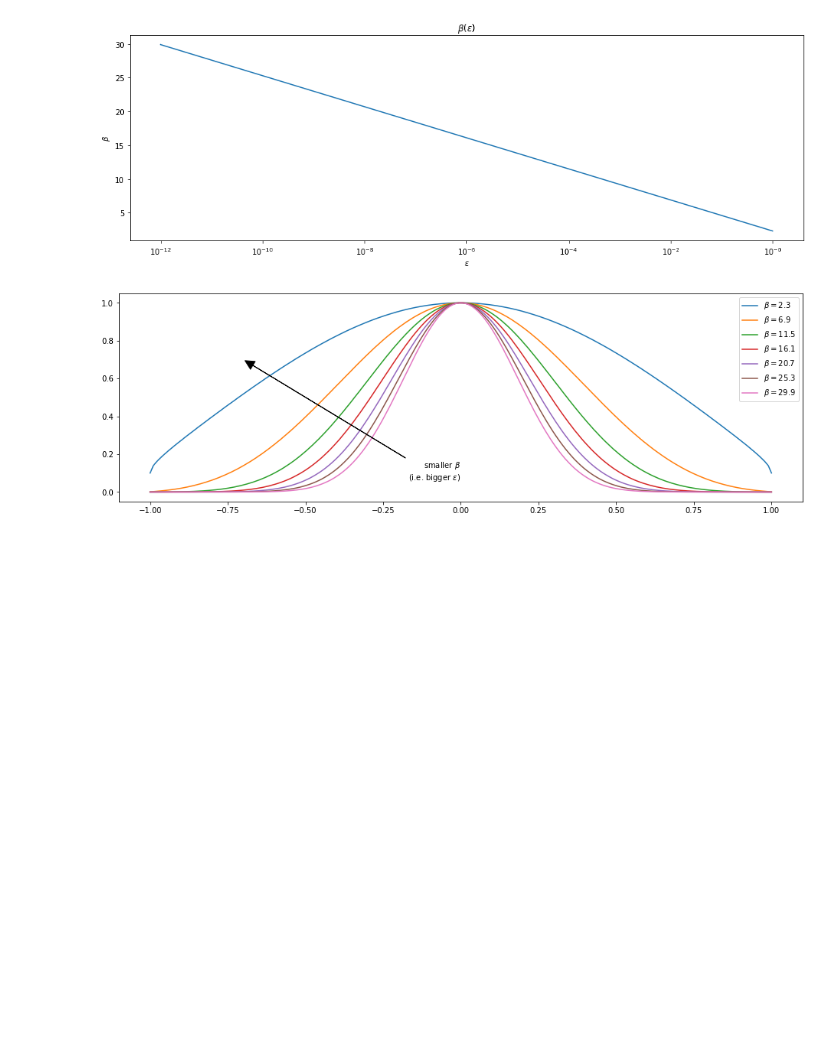
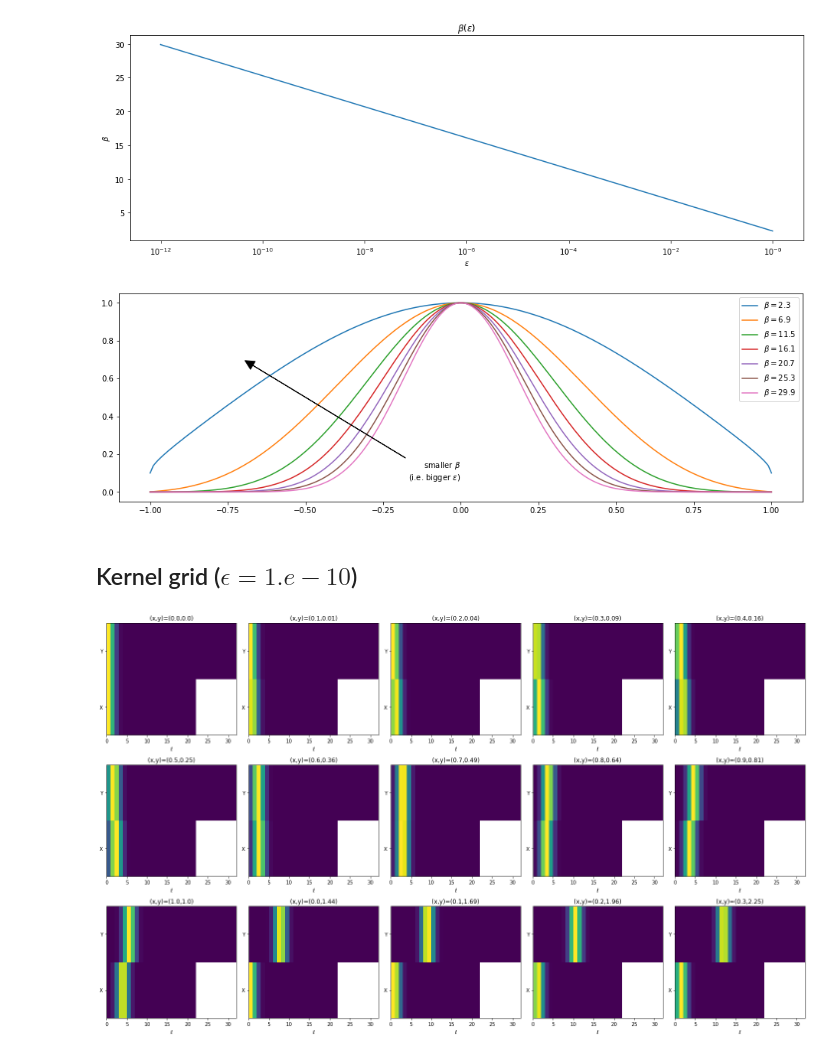
Before and after one commit to fAndreuzzi/spreading-nonuniform-grid, a Jupyter notebook: data/visualization.ipynb, the cells around one changed output. Drawn from its saved outputs; the diff is of its cells as text; code cells hidden in the pictures; blank space fills up the shorter version.

Commit message:
add kernel grid visualization

```diff
--- a/data/visualization.ipynb
+++ b/data/visualization.ipynb
@@ -79,3 +80,28 @@ plt.annotate('smaller $\\beta$\n(i.e. bigger $\epsilon$)', xy=(-0.7, 0.7),  xyco
             );
 # %% [output]
 [figure]
+# %% [markdown]
+## Kernel grid ($\epsilon = 1.e-10$)
+# %%
+krn_vals = np.load('../data/krn_vals.npy')
+
+epsilon = 1.e-10
+n = fine_grid_size(np.array([len(x), len(y)]), compute_w(epsilon))
+krn_vals[:,0,n[0]:] = np.nan
+krn_vals[:,1,n[1]:] = np.nan
+
+fig = plt.figure(figsize=(20,12))
+
+for pos,i in enumerate(list(range(len(pts)))[::12]):
+    plt.subplot(3,5,pos+1)
+    plt.pcolormesh(krn_vals[i])
+
+    plt.title('(x,y)=({},{})'.format(*np.round(pts[i],2)))
+    plt.xlabel('$\ell$')
+
+    plt.yticks([0.5,1.5], ['X', 'Y'])
+
+fig.tight_layout()
+plt.show()
+# %% [output]
+[figure, added]
```
Also changed, not shown: parts of 2 cells of this notebook, 1 other file.
